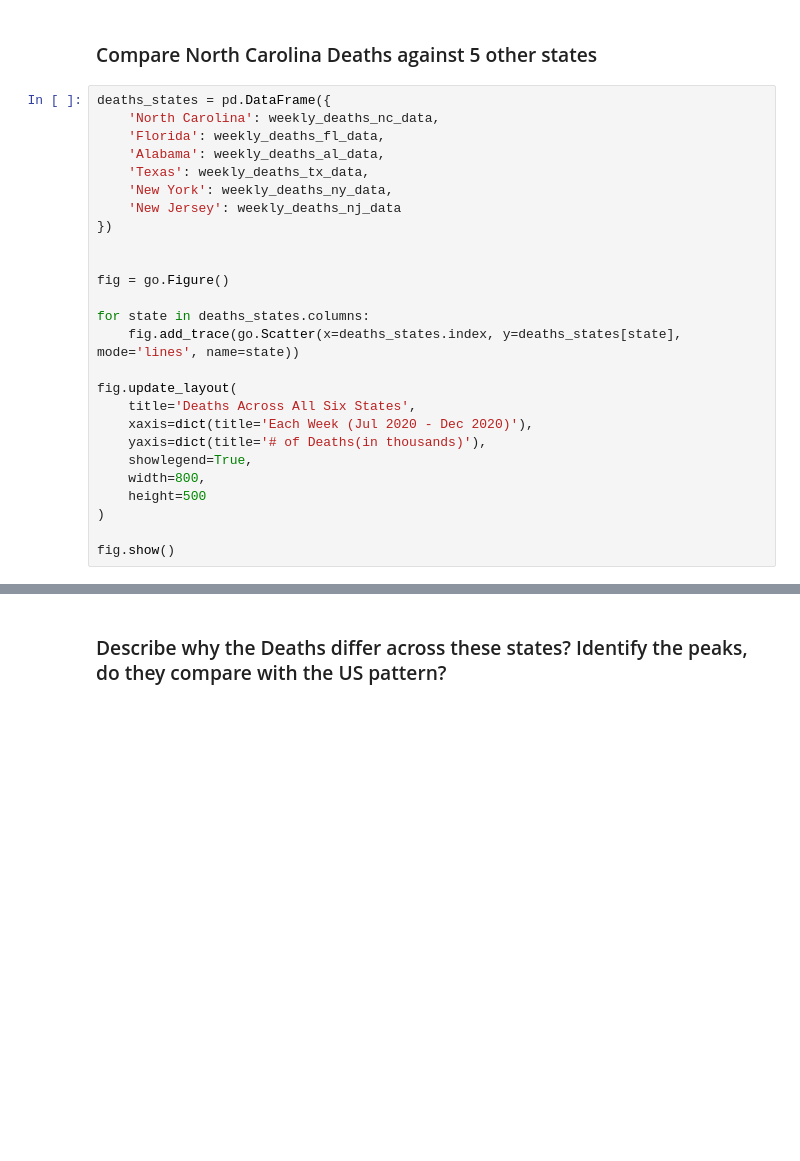
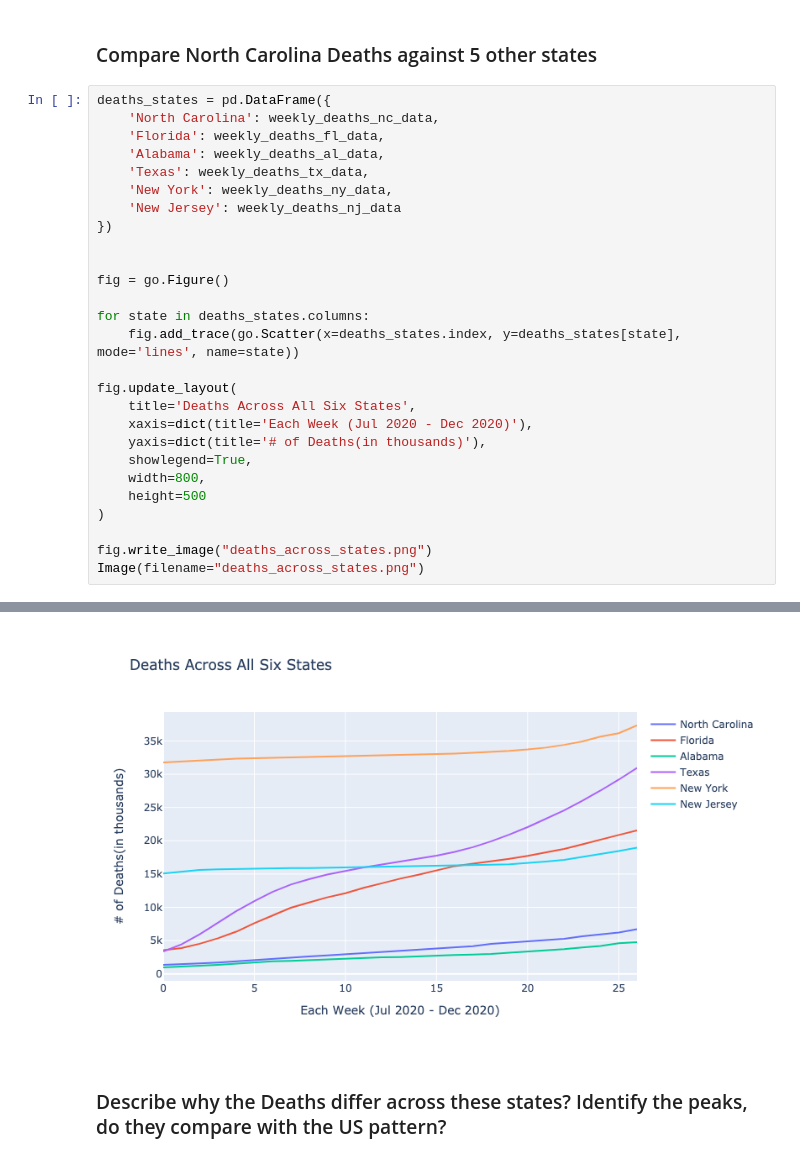
Before and after one commit to usman-z/CSC_405, a Jupyter notebook: UZ/Project Stage II/Usman Zia.ipynb, the cells around one changed output, grey strips where cells are left out. Saved outputs shown, nothing was run; the diff lists cells and outputs as text; blank space fills up the shorter version.

```diff
--- a/UZ/Project Stage II/Usman Zia.ipynb
+++ b/UZ/Project Stage II/Usman Zia.ipynb
@@ -414,5 +439,6 @@ fig.update_layout(
     height=500
 )
 
-fig.show()
+fig.write_image("deaths_across_states.png")
+Image(filename="deaths_across_states.png")
 # %% [output]
@@ -420,2 +445,3 @@ fig.show()
+[figure, added]
 # %% [markdown]
 ###  Describe why the Deaths differ across these states? Identify the peaks, do they compare with the US pattern?
```
Also changed, not shown: parts of 10 cells of this notebook, 4 other files.
